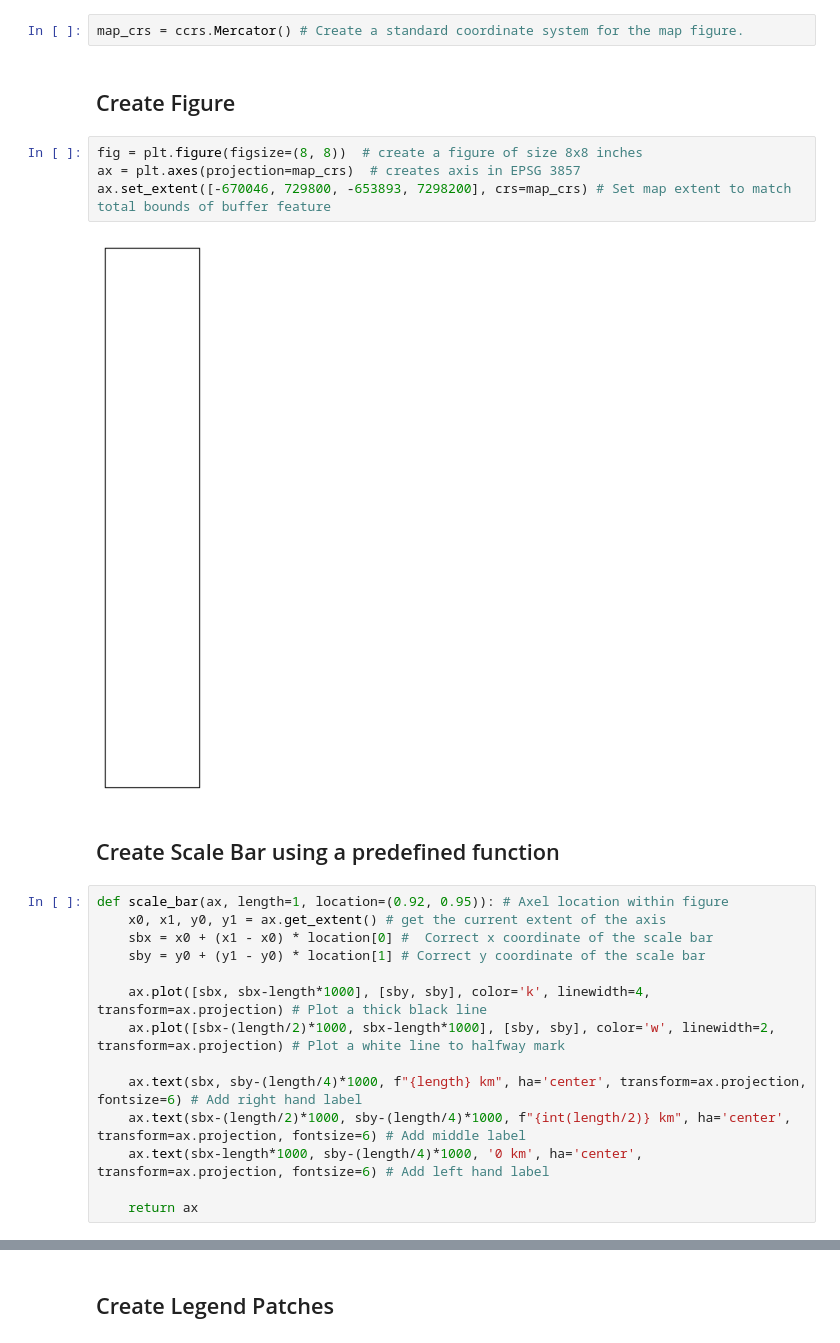
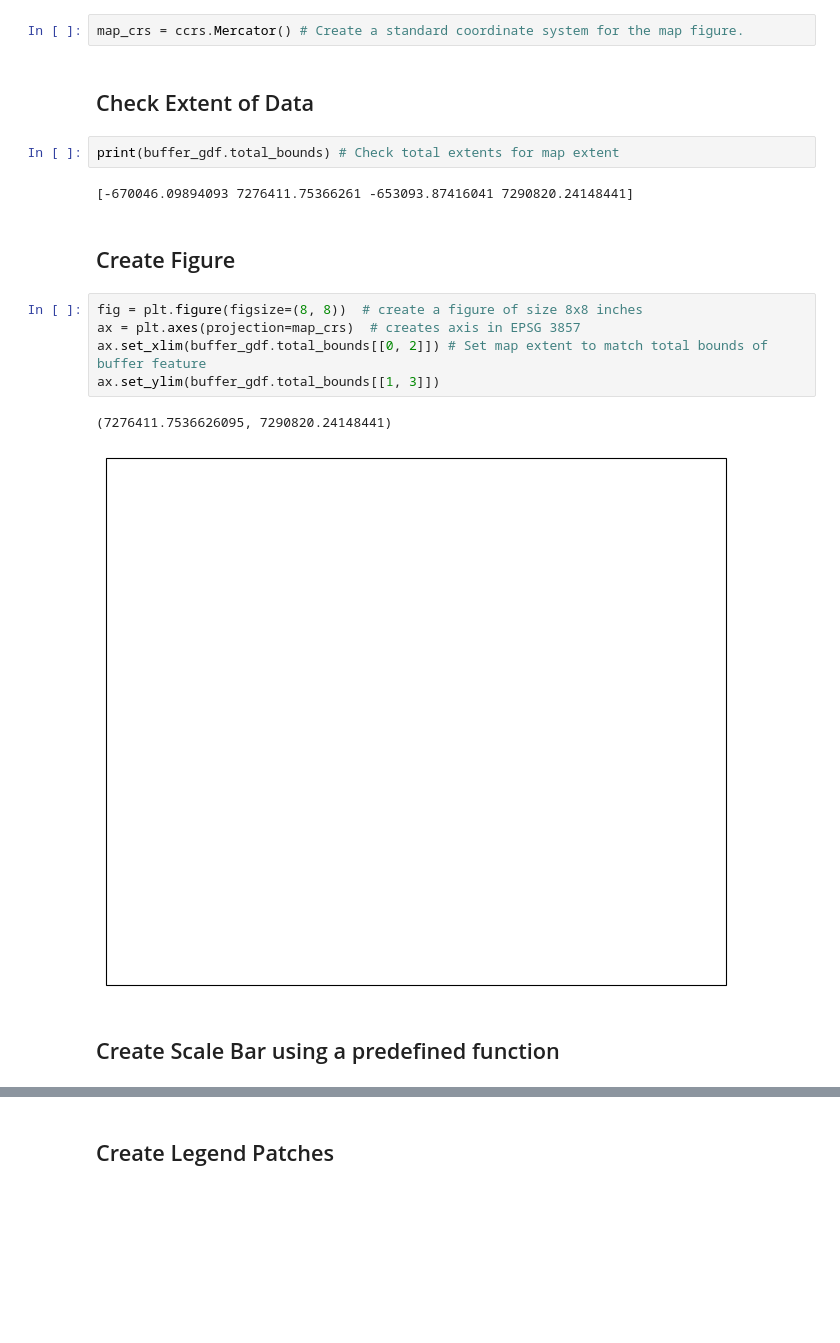
Before and after one commit to tenerk/EV_Analysis, a Jupyter notebook: EV_Analysis.ipynb, the cells around one changed output, grey strips where cells are left out. Cells and saved outputs as stored; diff of their text form; blank space fills up the shorter version.

```diff
--- a/EV_Analysis.ipynb
+++ b/EV_Analysis.ipynb
@@ -76,27 +71,21 @@ buffer_gdf.head() # Show the first 5 records within the newly created GeoDataFra
 ## Create reference system to project data
 # %%
 map_crs = ccrs.Mercator() # Create a standard coordinate system for the map figure.
+# %% [markdown]
+## Check Extent of Data
+# %%
+print(buffer_gdf.total_bounds) # Check total extents for map extent
+# %% [output]
+[-670046.09894093 7276411.75366261 -653093.87416041 7290820.24148441]
 # %% [markdown]
 ## Create Figure
 # %%
 fig = plt.figure(figsize=(8, 8))  # create a figure of size 8x8 inches
 ax = plt.axes(projection=map_crs)  # creates axis in EPSG 3857
-ax.set_extent([-670046, 729800, -653893, 7298200], crs=map_crs) # Set map extent to match total bounds of buffer feature
+ax.set_xlim(buffer_gdf.total_bounds[[0, 2]]) # Set map extent to match total bounds of buffer feature
+ax.set_ylim(buffer_gdf.total_bounds[[1, 3]])
 # %% [output]
+(7276411.7536626095, 7290820.24148441)
-[figure, old version]
+[figure, new version]
 # %% [markdown]
 ## Create Scale Bar using a predefined function
-# %%
-def scale_bar(ax, length=1, location=(0.92, 0.95)): # Axel location within figure
-    x0, x1, y0, y1 = ax.get_extent() # get the current extent of the axis
-    sbx = x0 + (x1 - x0) * location[0] #  Correct x coordinate of the scale bar
-    sby = y0 + (y1 - y0) * location[1] # Correct y coordinate of the scale bar
-
-    ax.plot([sbx, sbx-length*1000], [sby, sby], color='k', linewidth=4, transform=ax.projection) # Plot a thick black line
-    ax.plot([sbx-(length/2)*1000, sbx-length*1000], [sby, sby], color='w', linewidth=2, transform=ax.projection) # Plot a white line to halfway mark
-
-    ax.text(sbx, sby-(length/4)*1000, f"{length} km", ha='center', transform=ax.projection, fontsize=6) # Add right hand label
-    ax.text(sbx-(length/2)*1000, sby-(length/4)*1000, f"{int(length/2)} km", ha='center', transform=ax.projection, fontsize=6) # Add middle label
-    ax.text(sbx-length*1000, sby-(length/4)*1000, '0 km', ha='center', transform=ax.projection, fontsize=6) # Add left hand label
-
-    return ax
```
Also changed, not shown: parts of 11 cells of this notebook, 1 other file.
